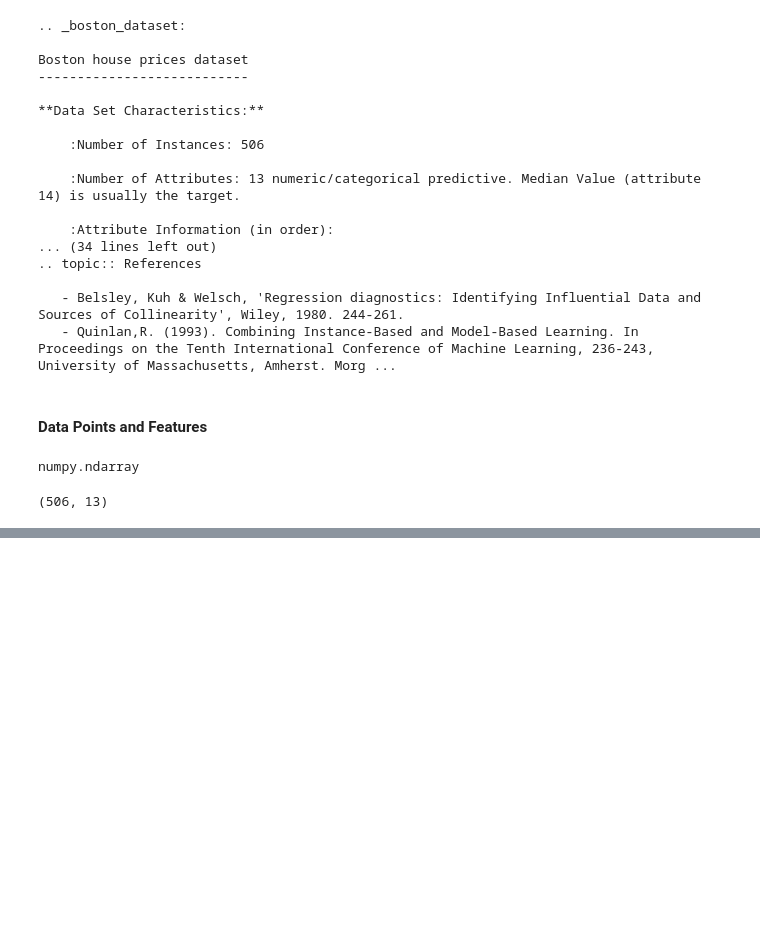
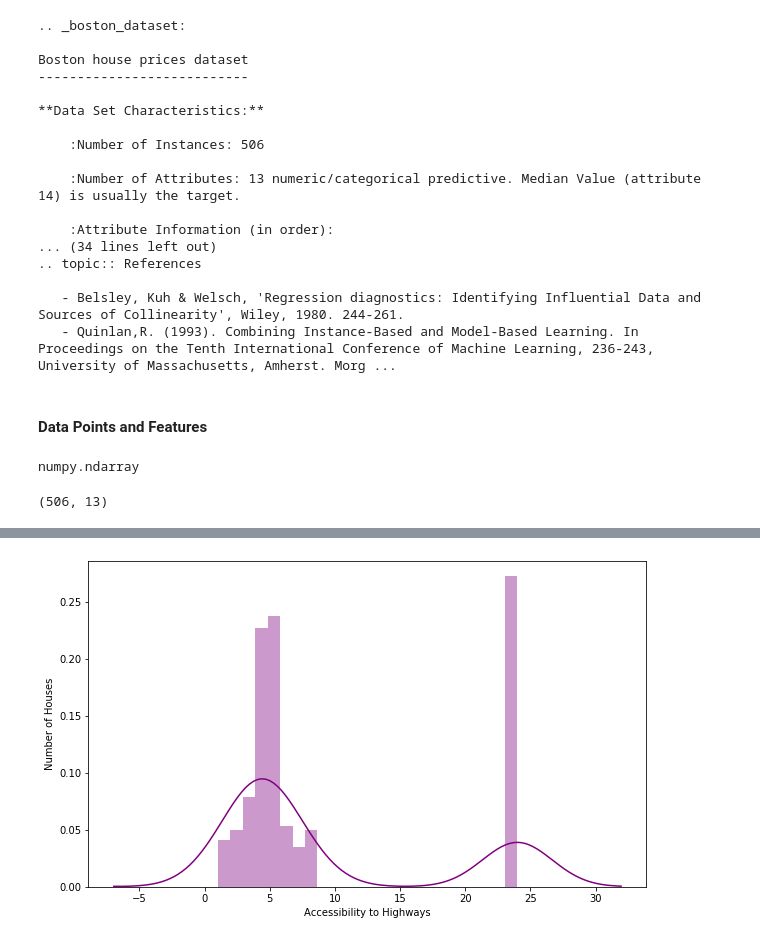
Before and after one commit to tks18/python_house_price_calculator, a Jupyter notebook: multivariate_regression_calculator.ipynb, the cells around one changed output, grey strips where cells are left out. Drawn from its saved outputs; the diff is of its cells as text; code cells hidden in the pictures; blank space fills up the shorter version.

```diff
--- a/multivariate_regression_calculator.ipynb
+++ b/multivariate_regression_calculator.ipynb
@@ -46,0 +214,8 @@ boston_dataset.data.shape
+# %%
+plt.figure(figsize=[10, 6])
+sns.distplot(data['RAD'], bins=24, hist=True, color='purple')
+plt.xlabel("Accessibility to Highways")
+plt.ylabel("Number of Houses")
+plt.show()
+# %% [output]
+[figure, added]
```
Also changed, not shown: parts of 21 cells of this notebook.
